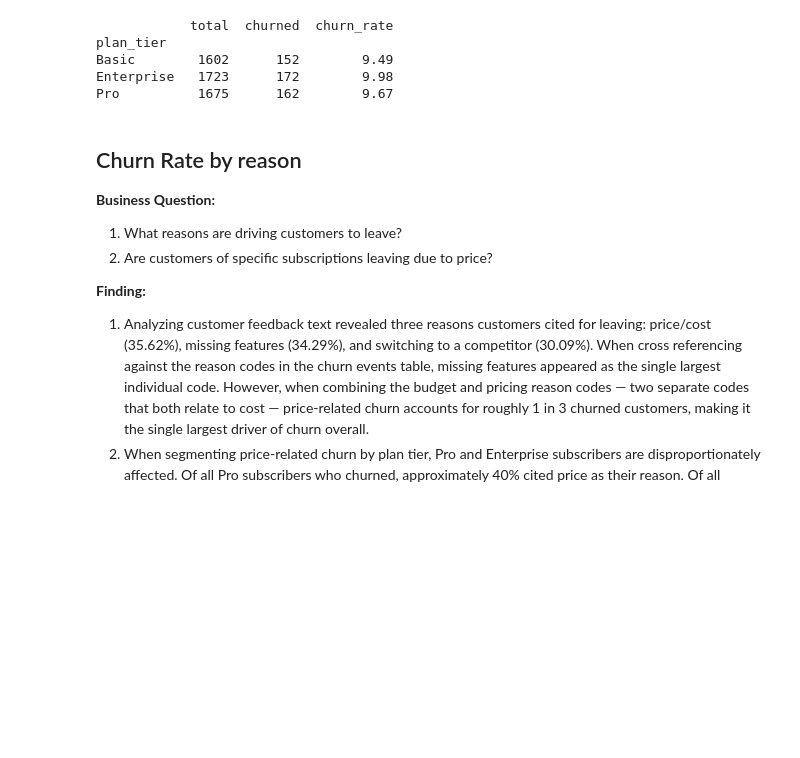
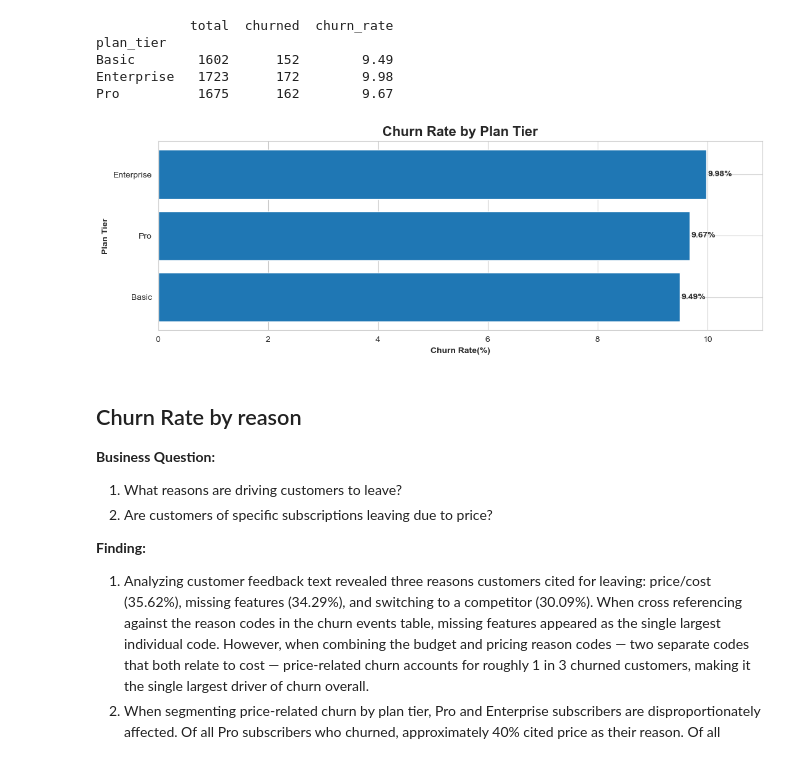
Before and after one commit to christianrm0821/saas-churn-analysis, a Jupyter notebook: saas_case_study/saas_case_study.ipynb, the cells around one changed output. Drawn from its saved outputs; the diff is of its cells as text; code cells hidden in the pictures; blank space fills up the shorter version.

Commit message:
adding visualizations

```diff
--- a/saas_case_study/saas_case_study.ipynb
+++ b/saas_case_study/saas_case_study.ipynb
@@ -175,6 +160,25 @@ plan_tier
 Basic        1602      152        9.49
 Enterprise   1723      172        9.98
 Pro          1675      162        9.67
+# %%
+churn_by_tier_sorted = churn_by_tier.sort_values('churn_rate')
+sns.set_style('whitegrid')
+
+fig, ax = plt.subplots(figsize =(11,4))
+
+ax.barh(churn_by_tier_sorted.index,churn_by_tier_sorted['churn_rate'])
+ax.set_title('Churn Rate by Plan Tier', fontsize = 16, fontweight='bold')
+ax.set_ylabel('Plan Tier',fontweight = 'bold')
+ax.set_xlabel('Churn Rate(%)', fontweight = 'bold')
+ax.set_xlim(0,11)
+
+for i, rate in enumerate(churn_by_tier_sorted['churn_rate']):
+    ax.text(rate +.03, i, f'{rate}%', va = 'center', fontweight = 'bold')
+
+plt.tight_layout()
+plt.show()
+# %% [output]
+[figure, added]
 # %% [markdown]
 ## Churn Rate by reason
 
```
Also changed, not shown: parts of 7 cells of this notebook.
